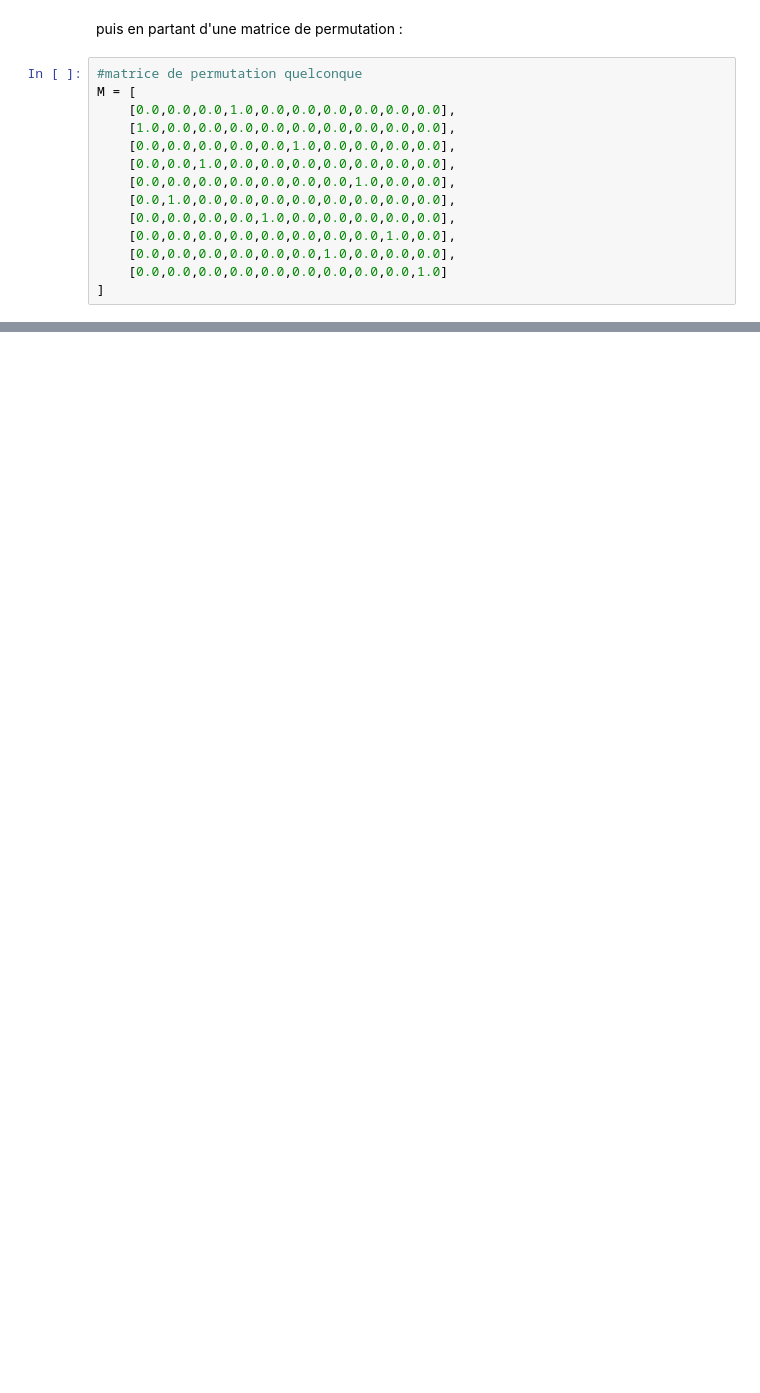
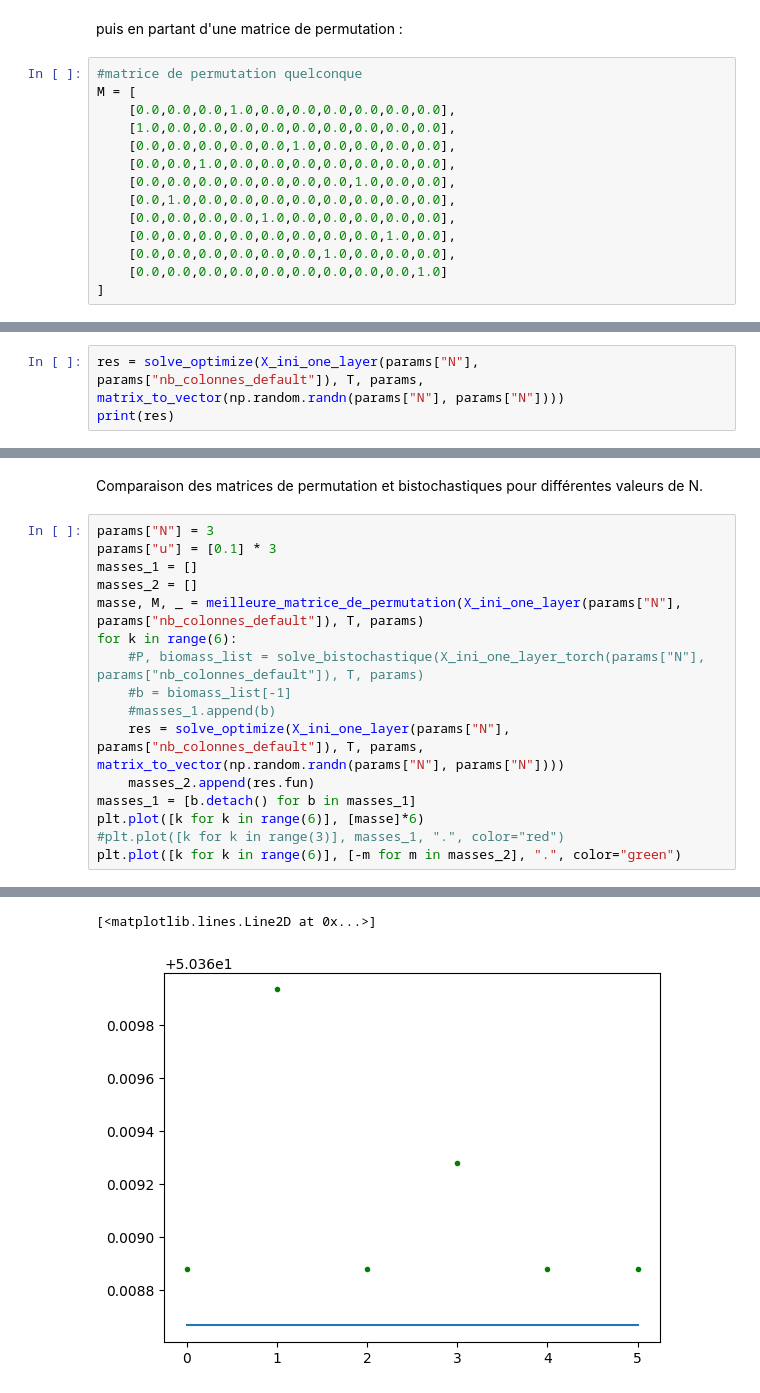
Before and after one commit to Octave289/stage_Inria, a Jupyter notebook: optimization tests.ipynb, the cells around one changed output, grey strips where cells are left out. Drawn from its saved outputs; the diff is of its cells as text; blank space fills up the shorter version.

```diff
--- a/optimization tests.ipynb
+++ b/optimization tests.ipynb
@@ -754,0 +698,3 @@ tensor([[0.0965, 0.0720, 0.0721, 0.2636, 0.0721, 0.0859, 0.0970, 0.0721, 0.0721,
+# %%
+res = solve_optimize(X_ini_one_layer(params["N"], params["nb_colonnes_default"]), T, params, matrix_to_vector(np.random.randn(params["N"], params["N"])))
+print(res)
@@ -754,0 +719,19 @@ tensor([[0.0965, 0.0720, 0.0721, 0.2636, 0.0721, 0.0859, 0.0970, 0.0721, 0.0721,
+# %% [markdown]
+Comparaison des matrices de permutation et bistochastiques pour différentes valeurs de N.
+# %%
+params["N"] = 3
+params["u"] = [0.1] * 3
+masses_1 = []
+masses_2 = []
+masse, M, _ = meilleure_matrice_de_permutation(X_ini_one_layer(params["N"], params["nb_colonnes_default"]), T, params)
+for k in range(6):
+    #P, biomass_list = solve_bistochastique(X_ini_one_layer_torch(params["N"], params["nb_colonnes_default"]), T, params)
+    #b = biomass_list[-1]
+    #masses_1.append(b)
+    res = solve_optimize(X_ini_one_layer(params["N"], params["nb_colonnes_default"]), T, params, matrix_to_vector(np.random.randn(params["N"], params["N"])))
+    masses_2.append(res.fun)
+masses_1 = [b.detach() for b in masses_1]
+plt.plot([k for k in range(6)], [masse]*6)
+#plt.plot([k for k in range(3)], masses_1, ".", color="red")
+plt.plot([k for k in range(6)], [-m for m in masses_2], ".", color="green")
+# %% [output]
@@ -754,0 +755,2 @@ tensor([[0.0965, 0.0720, 0.0721, 0.2636, 0.0721, 0.0859, 0.0970, 0.0721, 0.0721,
+[<matplotlib.lines.Line2D at 0x...>]
+[figure, added]
```
Also changed, not shown: parts of 9 cells of this notebook, 11 other files.
